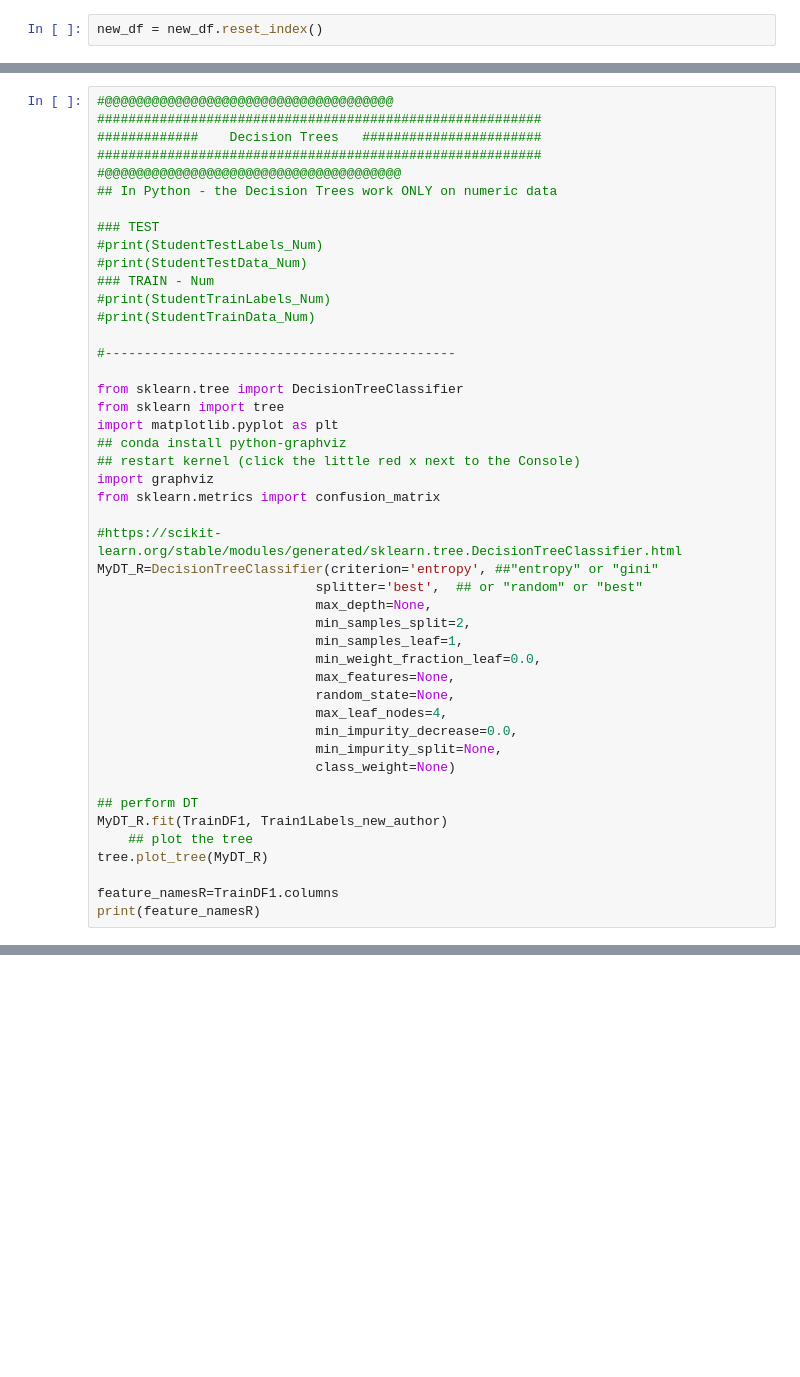
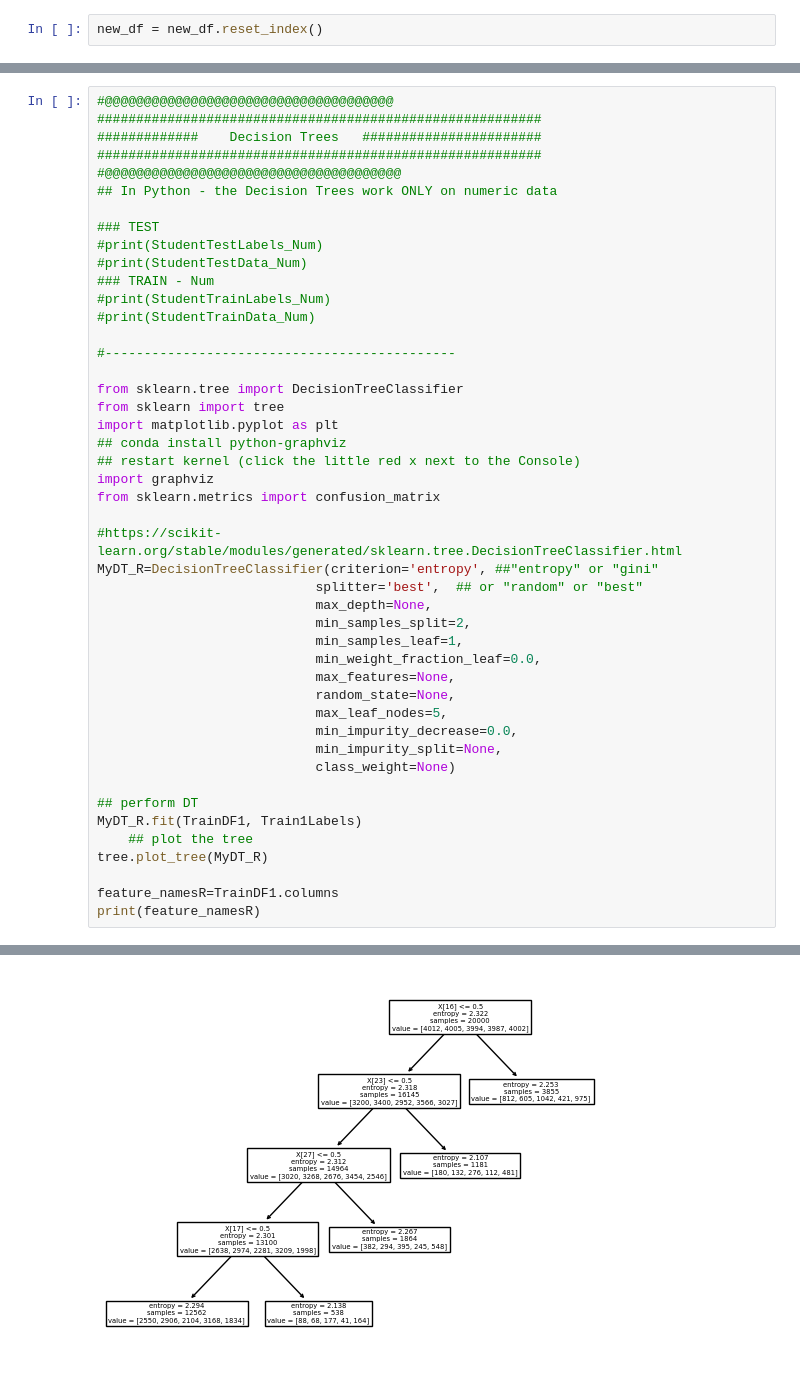
Before and after one commit to XingyuChenTim/project-port, a Jupyter notebook: dt_nb_svm.ipynb, the cells around one changed output, grey strips where cells are left out. Drawn from its saved outputs; the diff is of its cells as text; blank space fills up the shorter version.

```diff
--- a/dt_nb_svm.ipynb
+++ b/dt_nb_svm.ipynb
@@ -256,15 +341,16 @@ MyDT_R=DecisionTreeClassifier(criterion='entropy', ##"entropy" or "gini"
                             min_weight_fraction_leaf=0.0,
                             max_features=None,
                             random_state=None,
-                            max_leaf_nodes=4,
+                            max_leaf_nodes=5,
                             min_impurity_decrease=0.0,
                             min_impurity_split=None,
                             class_weight=None)
 
 ## perform DT
-MyDT_R.fit(TrainDF1, Train1Labels_new_author)
+MyDT_R.fit(TrainDF1, Train1Labels)
     ## plot the tree
 tree.plot_tree(MyDT_R)
 
 feature_namesR=TrainDF1.columns
 print(feature_namesR)
+# %% [output]
@@ -270,0 +364 @@ print(feature_namesR)
+[figure, added]
```
Also changed, not shown: parts of 19 cells of this notebook, 2 other files.
